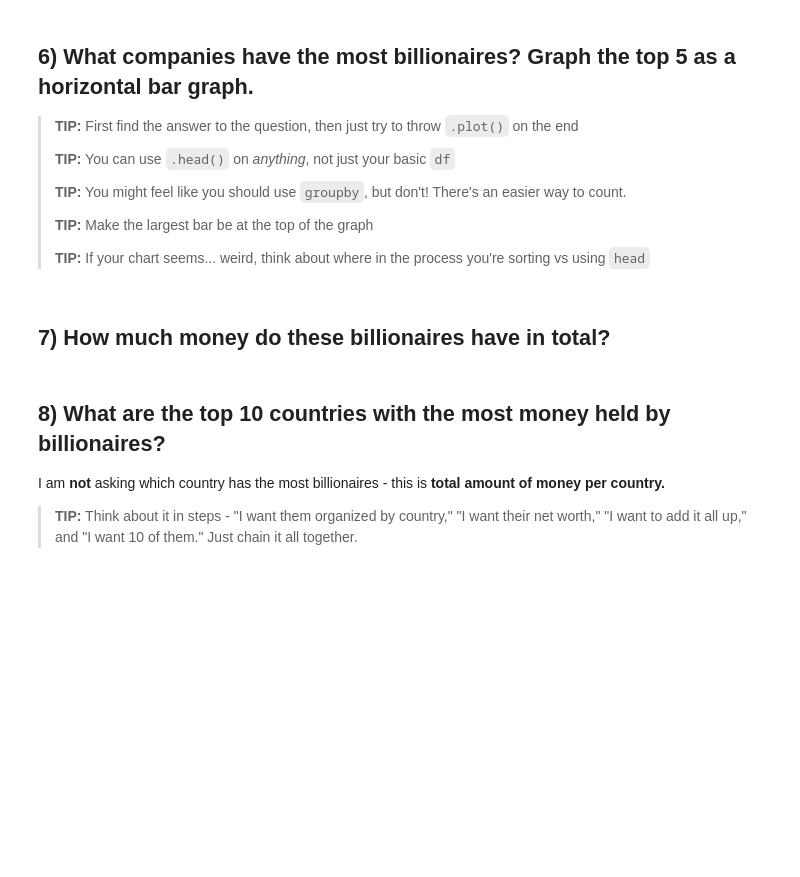
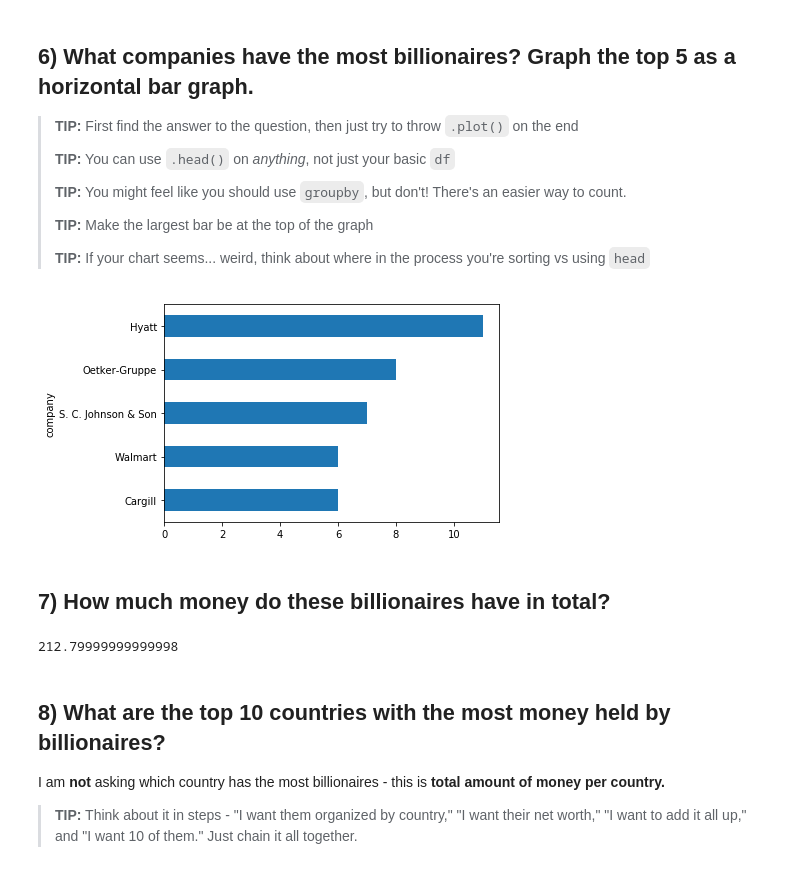
Before and after one commit to mingligraphics/foundations_homework, a Jupyter notebook: 05-homework/02-Billionaires.ipynb, the cells around one changed output. Cells and saved outputs as stored; diff of their text form; code cells hidden in the pictures; blank space fills up the shorter version.

```diff
--- a/05-homework/02-Billionaires.ipynb
+++ b/05-homework/02-Billionaires.ipynb
@@ -51,8 +140,23 @@ Display the number of rows and columns in your data. Also display the names and
 > **TIP:** Make the largest bar be at the top of the graph
 >
 > **TIP:** If your chart seems... weird, think about where in the process you're sorting vs using `head`
+# %%
+df.groupby(by='company').name.count().sort_values(ascending=False).head().plot(kind='barh').invert_yaxis()
+# %% [output]
+[figure, added]
 # %% [markdown]
 ## 7) How much money do these billionaires have in total?
+# %%
+df[\
+   (df.company=='Hyatt') \
+   | (df.company=='Oetker-Gruppe') \
+   | (df.company=='S.C.Johnson & Son') \
+   | (df.company=='Walmart') \
+   | (df.company=='Cargill')]\
+.networthusbillion\
+.sum()
+# %% [output]
+212.79999999999998
 # %% [markdown]
 ## 8) What are the top 10 countries with the most money held by billionaires?
 
```
Also changed, not shown: parts of 20 cells of this notebook.
